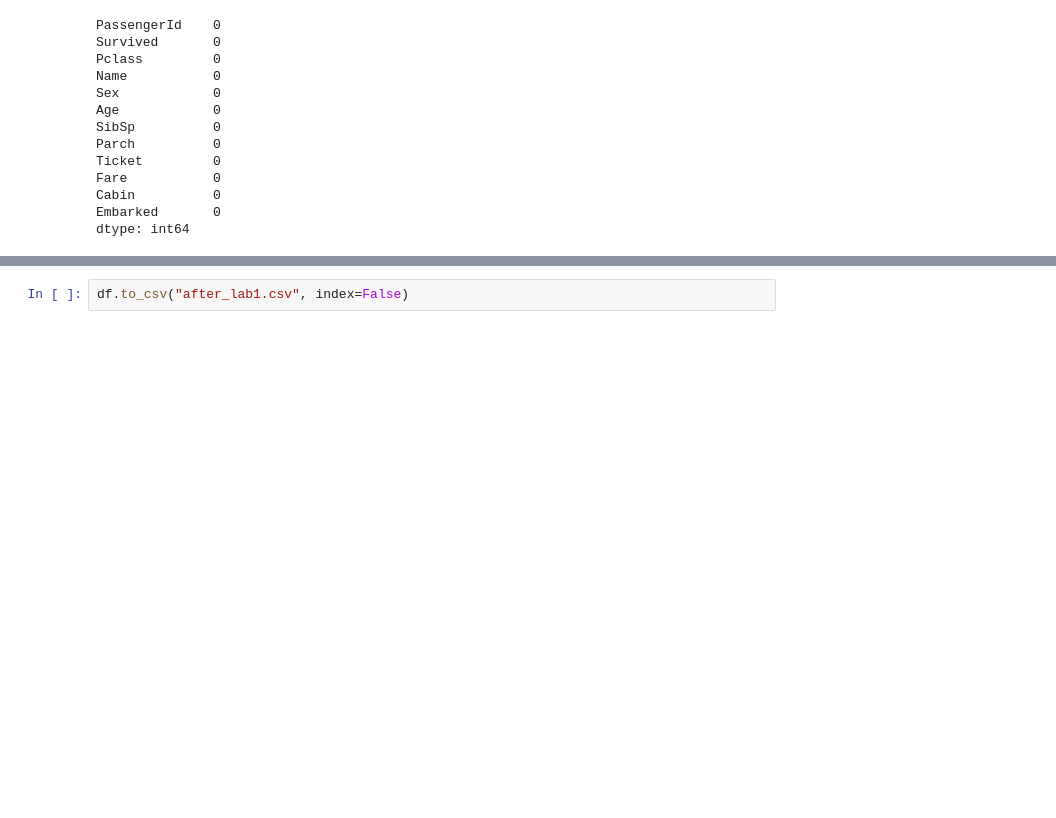
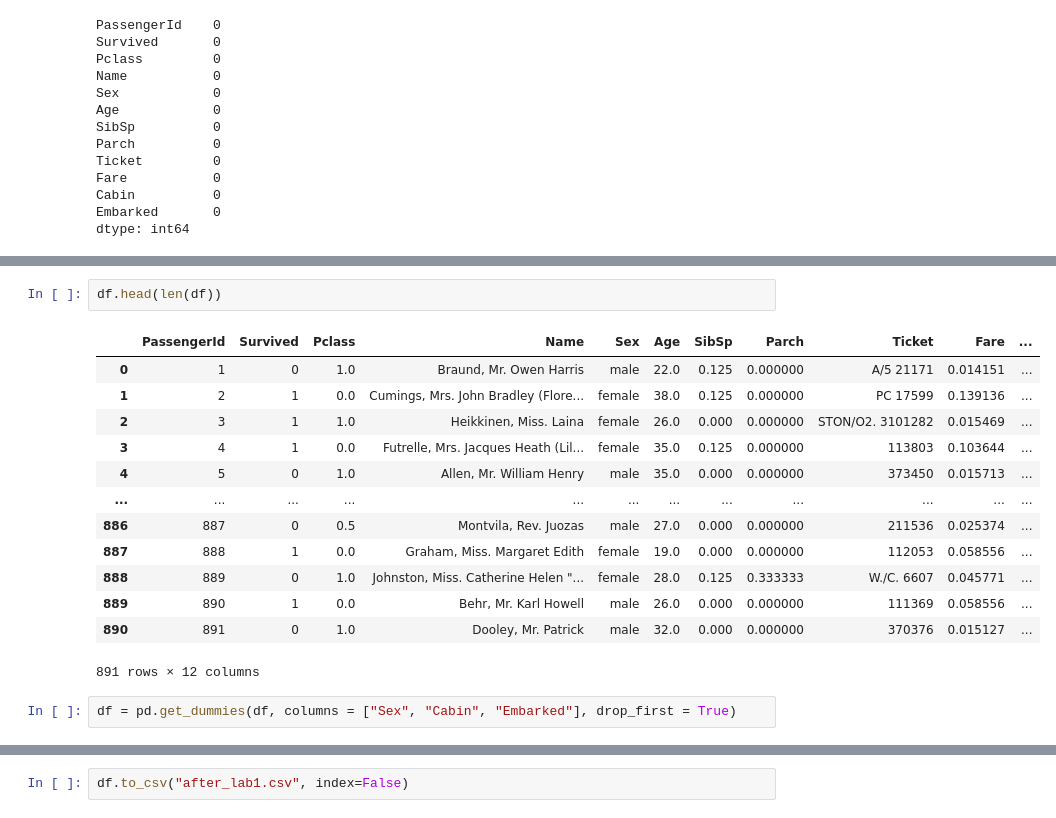
Before and after one commit to Stepsyota/BSU, a Jupyter notebook: Lab1/Lab1.ipynb, the cells around one changed output, grey strips where cells are left out. Cells and saved outputs as stored; diff of their text form; blank space fills up the shorter version.

```diff
--- a/Lab1/Lab1.ipynb
+++ b/Lab1/Lab1.ipynb
@@ -125,3 +123,21 @@ df = pd.get_dummies(df, columns = ["Sex", "Cabin", "Embarked"], drop_first = Tru
+# %%
+df.head(len(df))
+# %% [output]
+|  | PassengerId | Survived | Pclass | Name | Sex | Age | SibSp | Parch | Ticket | Fare | ... |
+| 0 | 1 | 0 | 1.0 | Braund, Mr. Owen Harris | male | 22.0 | 0.125 | 0.000000 | A/5 21171 | 0.014151 | ... |
+| 1 | 2 | 1 | 0.0 | Cumings, Mrs. John Bradley (Flore... | female | 38.0 | 0.125 | 0.000000 | PC 17599 | 0.139136 | ... |
+| 2 | 3 | 1 | 1.0 | Heikkinen, Miss. Laina | female | 26.0 | 0.000 | 0.000000 | STON/O2. 3101282 | 0.015469 | ... |
+| 3 | 4 | 1 | 0.0 | Futrelle, Mrs. Jacques Heath (Lil... | female | 35.0 | 0.125 | 0.000000 | 113803 | 0.103644 | ... |
+| 4 | 5 | 0 | 1.0 | Allen, Mr. William Henry | male | 35.0 | 0.000 | 0.000000 | 373450 | 0.015713 | ... |
+| ... | ... | ... | ... | ... | ... | ... | ... | ... | ... | ... | ... |
+| 886 | 887 | 0 | 0.5 | Montvila, Rev. Juozas | male | 27.0 | 0.000 | 0.000000 | 211536 | 0.025374 | ... |
+| 887 | 888 | 1 | 0.0 | Graham, Miss. Margaret Edith | female | 19.0 | 0.000 | 0.000000 | 112053 | 0.058556 | ... |
+| 888 | 889 | 0 | 1.0 | Johnston, Miss. Catherine Helen "... | female | 28.0 | 0.125 | 0.333333 | W./C. 6607 | 0.045771 | ... |
+| 889 | 890 | 1 | 0.0 | Behr, Mr. Karl Howell | male | 26.0 | 0.000 | 0.000000 | 111369 | 0.058556 | ... |
+| 890 | 891 | 0 | 1.0 | Dooley, Mr. Patrick | male | 32.0 | 0.000 | 0.000000 | 370376 | 0.015127 | ... |
+891 rows × 12 columns
+# %%
+df = pd.get_dummies(df, columns = ["Sex", "Cabin", "Embarked"], drop_first = True)
 # %%
 df.head(len(df))
 # %% [output]
```
Also changed, not shown: parts of 4 cells of this notebook, 1 other file.
